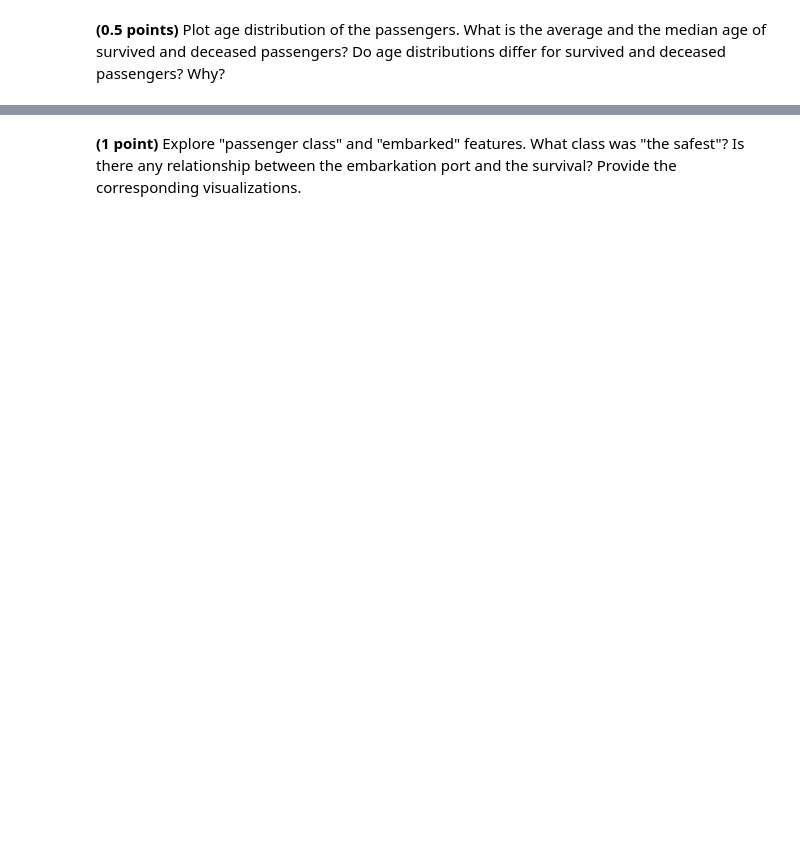
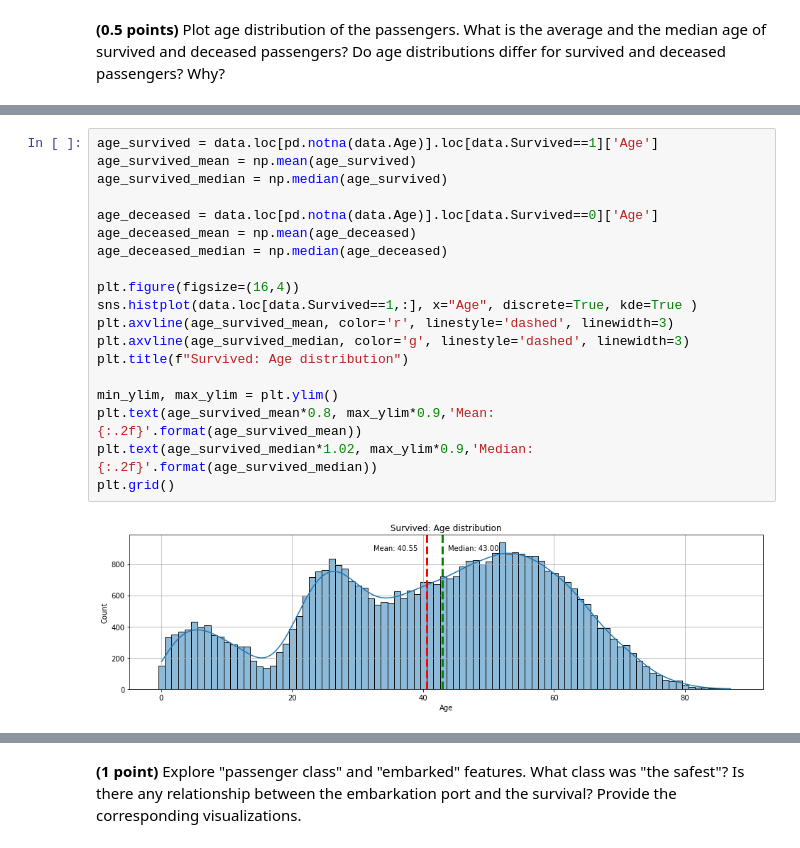
Before and after one commit to aslmyura/ml-python, a Jupyter notebook: 5_classification_linear_knn/hw_classification.ipynb, the cells around one changed output, grey strips where cells are left out. Saved outputs shown, nothing was run; the diff lists cells and outputs as text; blank space fills up the shorter version.

```diff
--- a/5_classification_linear_knn/hw_classification.ipynb
+++ b/5_classification_linear_knn/hw_classification.ipynb
@@ -782,0 +887,21 @@ data.head()
+# %%
+age_survived = data.loc[pd.notna(data.Age)].loc[data.Survived==1]['Age']
+age_survived_mean = np.mean(age_survived)
+age_survived_median = np.median(age_survived)
+
+age_deceased = data.loc[pd.notna(data.Age)].loc[data.Survived==0]['Age']
+age_deceased_mean = np.mean(age_deceased)
+age_deceased_median = np.median(age_deceased)
+
+plt.figure(figsize=(16,4))
+sns.histplot(data.loc[data.Survived==1,:], x="Age", discrete=True, kde=True )
+plt.axvline(age_survived_mean, color='r', linestyle='dashed', linewidth=3)
+plt.axvline(age_survived_median, color='g', linestyle='dashed', linewidth=3)
+plt.title(f"Survived: Age distribution")
+
+min_ylim, max_ylim = plt.ylim()
+plt.text(age_survived_mean*0.8, max_ylim*0.9,'Mean: {:.2f}'.format(age_survived_mean))
+plt.text(age_survived_median*1.02, max_ylim*0.9,'Median: {:.2f}'.format(age_survived_median))
+plt.grid()
+# %% [output]
+[figure, added]
```
Also changed, not shown: parts of 79 cells of this notebook.
